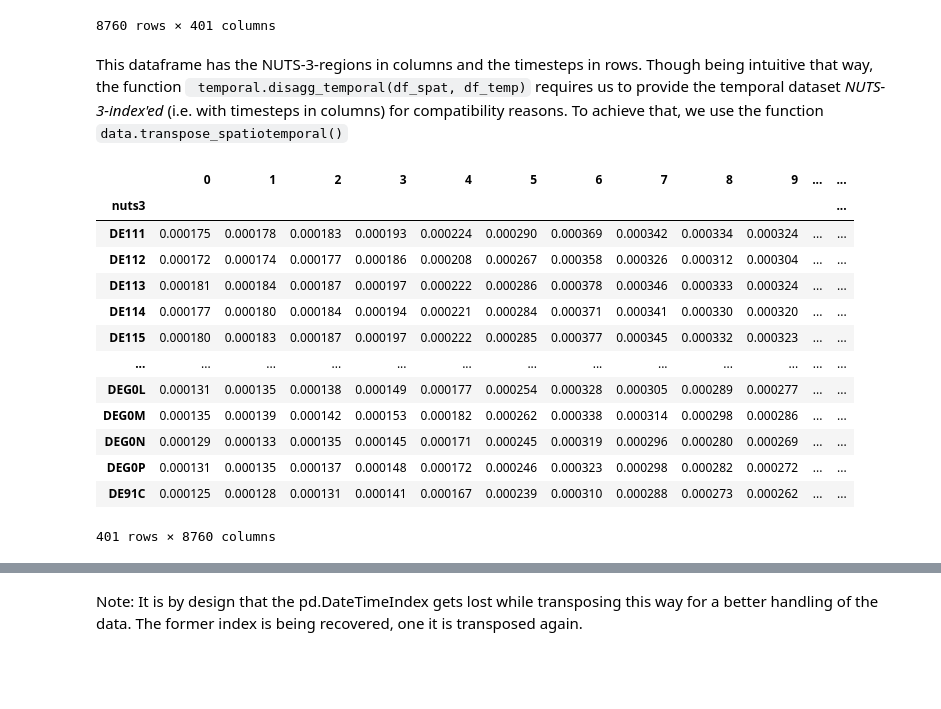
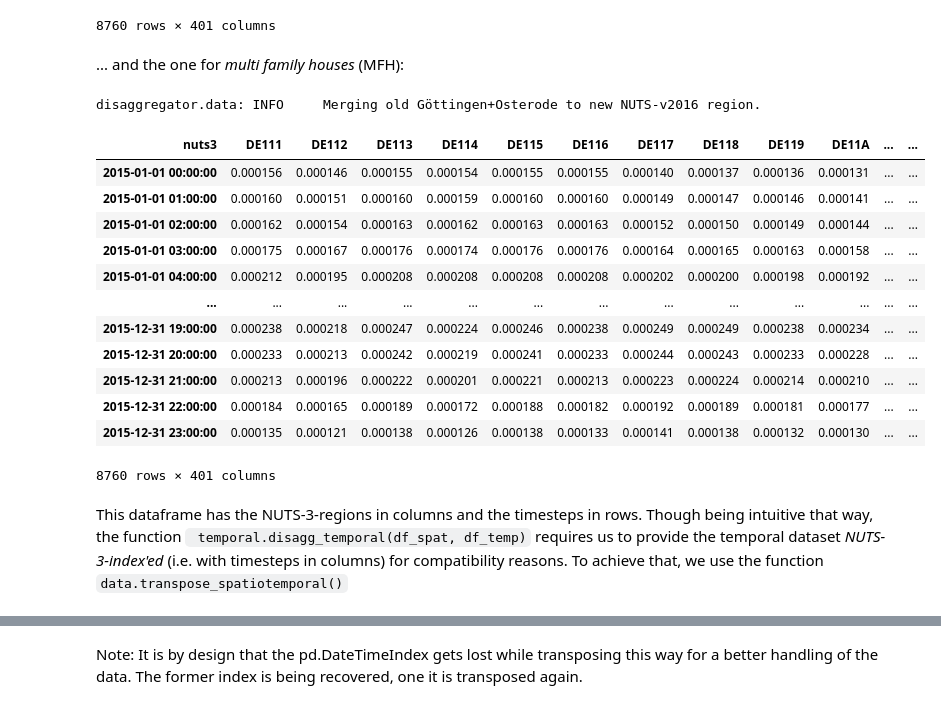
Before and after one commit to DemandRegioTeam/disaggregator, a Jupyter notebook: 04_Demo_temporal_disaggregations.ipynb, the cells around one changed output, grey strips where cells are left out. Drawn from its saved outputs; the diff is of its cells as text; code cells hidden in the pictures; blank space fills up the shorter version.

```diff
--- a/04_Demo_temporal_disaggregations.ipynb
+++ b/04_Demo_temporal_disaggregations.ipynb
@@ -184,23 +224,25 @@ disaggregator.data: INFO     Merging old Göttingen+Osterode to new NUTS-v2016 r
 | 2015-12-31 22:00:00 | 0.000158 | 0.000149 | 0.000172 | 0.000151 | 0.000171 | 0.000164 | 0.000169 | 0.000175 | 0.000165 | 0.000162 | ... | ... |
 | 2015-12-31 23:00:00 | 0.000126 | 0.000119 | 0.000137 | 0.000120 | 0.000136 | 0.000130 | 0.000135 | 0.000139 | 0.000131 | 0.000129 | ... | ... |
 8760 rows × 401 columns
+# %% [markdown]
+... and the one for _multi family houses_ (MFH):
+# %%
+df_temp_MFH = data.standard_load_profile_gas(typ='MFH')
+df_temp_MFH
+# %% [output]
+disaggregator.data: INFO     Merging old Göttingen+Osterode to new NUTS-v2016 region.
+| nuts3 | DE111 | DE112 | DE113 | DE114 | DE115 | DE116 | DE117 | DE118 | DE119 | DE11A | ... | ... |
+| 2015-01-01 00:00:00 | 0.000156 | 0.000146 | 0.000155 | 0.000154 | 0.000155 | 0.000155 | 0.000140 | 0.000137 | 0.000136 | 0.000131 | ... | ... |
+| 2015-01-01 01:00:00 | 0.000160 | 0.000151 | 0.000160 | 0.000159 | 0.000160 | 0.000160 | 0.000149 | 0.000147 | 0.000146 | 0.000141 | ... | ... |
+| 2015-01-01 02:00:00 | 0.000162 | 0.000154 | 0.000163 | 0.000162 | 0.000163 | 0.000163 | 0.000152 | 0.000150 | 0.000149 | 0.000144 | ... | ... |
+| 2015-01-01 03:00:00 | 0.000175 | 0.000167 | 0.000176 | 0.000174 | 0.000176 | 0.000176 | 0.000164 | 0.000165 | 0.000163 | 0.000158 | ... | ... |
+| 2015-01-01 04:00:00 | 0.000212 | 0.000195 | 0.000208 | 0.000208 | 0.000208 | 0.000208 | 0.000202 | 0.000200 | 0.000198 | 0.000192 | ... | ... |
+| ... | ... | ... | ... | ... | ... | ... | ... | ... | ... | ... | ... | ... |
+| 2015-12-31 19:00:00 | 0.000238 | 0.000218 | 0.000247 | 0.000224 | 0.000246 | 0.000238 | 0.000249 | 0.000249 | 0.000238 | 0.000234 | ... | ... |
+| 2015-12-31 20:00:00 | 0.000233 | 0.000213 | 0.000242 | 0.000219 | 0.000241 | 0.000233 | 0.000244 | 0.000243 | 0.000233 | 0.000228 | ... | ... |
+| 2015-12-31 21:00:00 | 0.000213 | 0.000196 | 0.000222 | 0.000201 | 0.000221 | 0.000213 | 0.000223 | 0.000224 | 0.000214 | 0.000210 | ... | ... |
+| 2015-12-31 22:00:00 | 0.000184 | 0.000165 | 0.000189 | 0.000172 | 0.000188 | 0.000182 | 0.000192 | 0.000189 | 0.000181 | 0.000177 | ... | ... |
+| 2015-12-31 23:00:00 | 0.000135 | 0.000121 | 0.000138 | 0.000126 | 0.000138 | 0.000133 | 0.000141 | 0.000138 | 0.000132 | 0.000130 | ... | ... |
+8760 rows × 401 columns
 # %% [markdown]
 This dataframe has the NUTS-3-regions in columns and the timesteps in rows. Though being intuitive that way, the function ` temporal.disagg_temporal(df_spat, df_temp)` requires us to provide the temporal dataset _NUTS-3-index'ed_ (i.e. with timesteps in columns) for compatibility reasons. To achieve that, we use the function `data.transpose_spatiotemporal()`
-# %%
-df_temp = data.transpose_spatiotemporal(df_temp)
-df_temp
-# %% [output]
-|  | 0 | 1 | 2 | 3 | 4 | 5 | 6 | 7 | 8 | 9 | ... | ... |
-| nuts3 |  |  |  |  |  |  |  |  |  |  |  | ... |
-| DE111 | 0.000175 | 0.000178 | 0.000183 | 0.000193 | 0.000224 | 0.000290 | 0.000369 | 0.000342 | 0.000334 | 0.000324 | ... | ... |
-| DE112 | 0.000172 | 0.000174 | 0.000177 | 0.000186 | 0.000208 | 0.000267 | 0.000358 | 0.000326 | 0.000312 | 0.000304 | ... | ... |
-| DE113 | 0.000181 | 0.000184 | 0.000187 | 0.000197 | 0.000222 | 0.000286 | 0.000378 | 0.000346 | 0.000333 | 0.000324 | ... | ... |
-| DE114 | 0.000177 | 0.000180 | 0.000184 | 0.000194 | 0.000221 | 0.000284 | 0.000371 | 0.000341 | 0.000330 | 0.000320 | ... | ... |
-| DE115 | 0.000180 | 0.000183 | 0.000187 | 0.000197 | 0.000222 | 0.000285 | 0.000377 | 0.000345 | 0.000332 | 0.000323 | ... | ... |
-| ... | ... | ... | ... | ... | ... | ... | ... | ... | ... | ... | ... | ... |
-| DEG0L | 0.000131 | 0.000135 | 0.000138 | 0.000149 | 0.000177 | 0.000254 | 0.000328 | 0.000305 | 0.000289 | 0.000277 | ... | ... |
-| DEG0M | 0.000135 | 0.000139 | 0.000142 | 0.000153 | 0.000182 | 0.000262 | 0.000338 | 0.000314 | 0.000298 | 0.000286 | ... | ... |
-| DEG0N | 0.000129 | 0.000133 | 0.000135 | 0.000145 | 0.000171 | 0.000245 | 0.000319 | 0.000296 | 0.000280 | 0.000269 | ... | ... |
-| DEG0P | 0.000131 | 0.000135 | 0.000137 | 0.000148 | 0.000172 | 0.000246 | 0.000323 | 0.000298 | 0.000282 | 0.000272 | ... | ... |
-| DE91C | 0.000125 | 0.000128 | 0.000131 | 0.000141 | 0.000167 | 0.000239 | 0.000310 | 0.000288 | 0.000273 | 0.000262 | ... | ... |
-401 rows × 8760 columns
```
Also changed, not shown: parts of 12 cells of this notebook.
